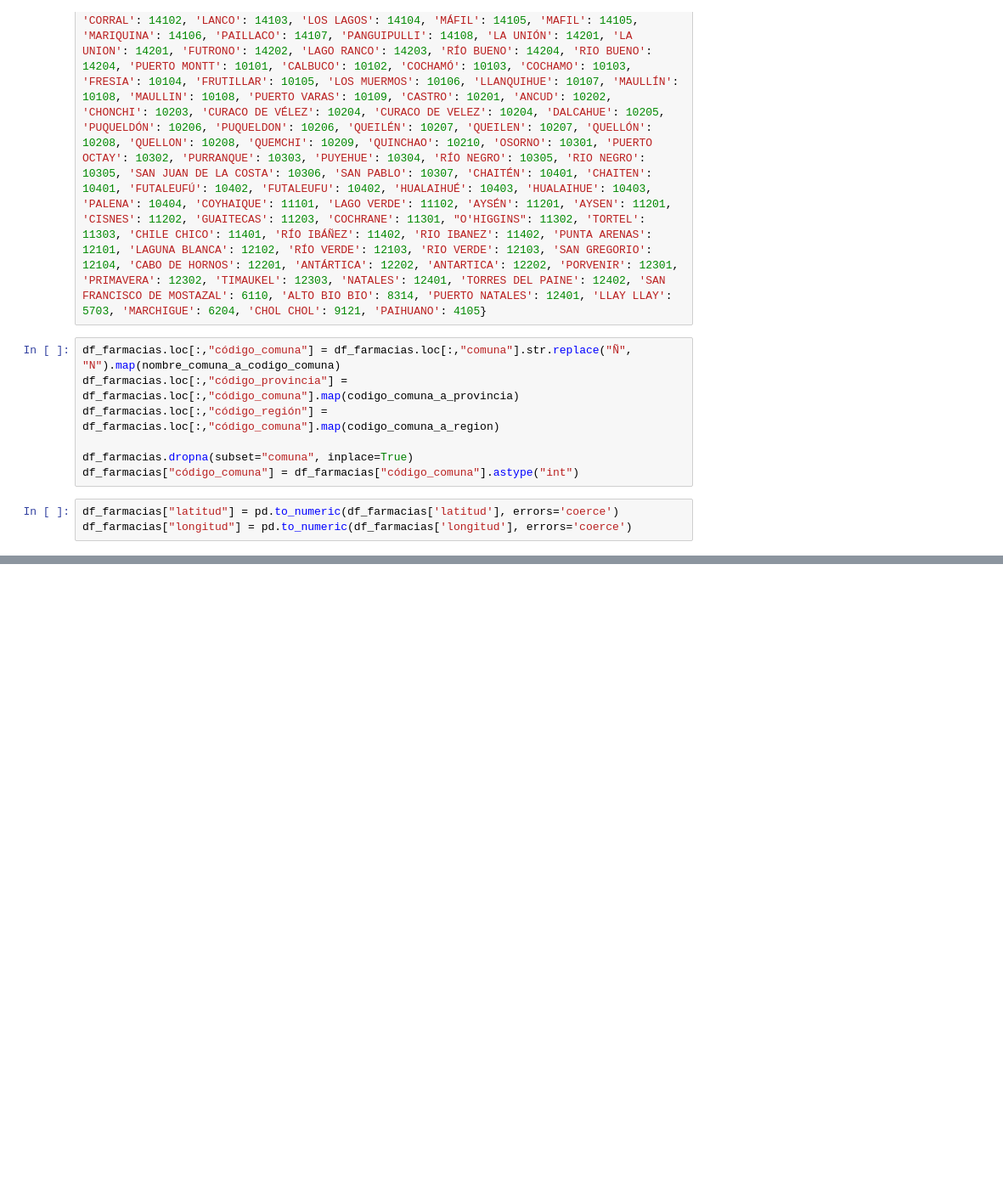
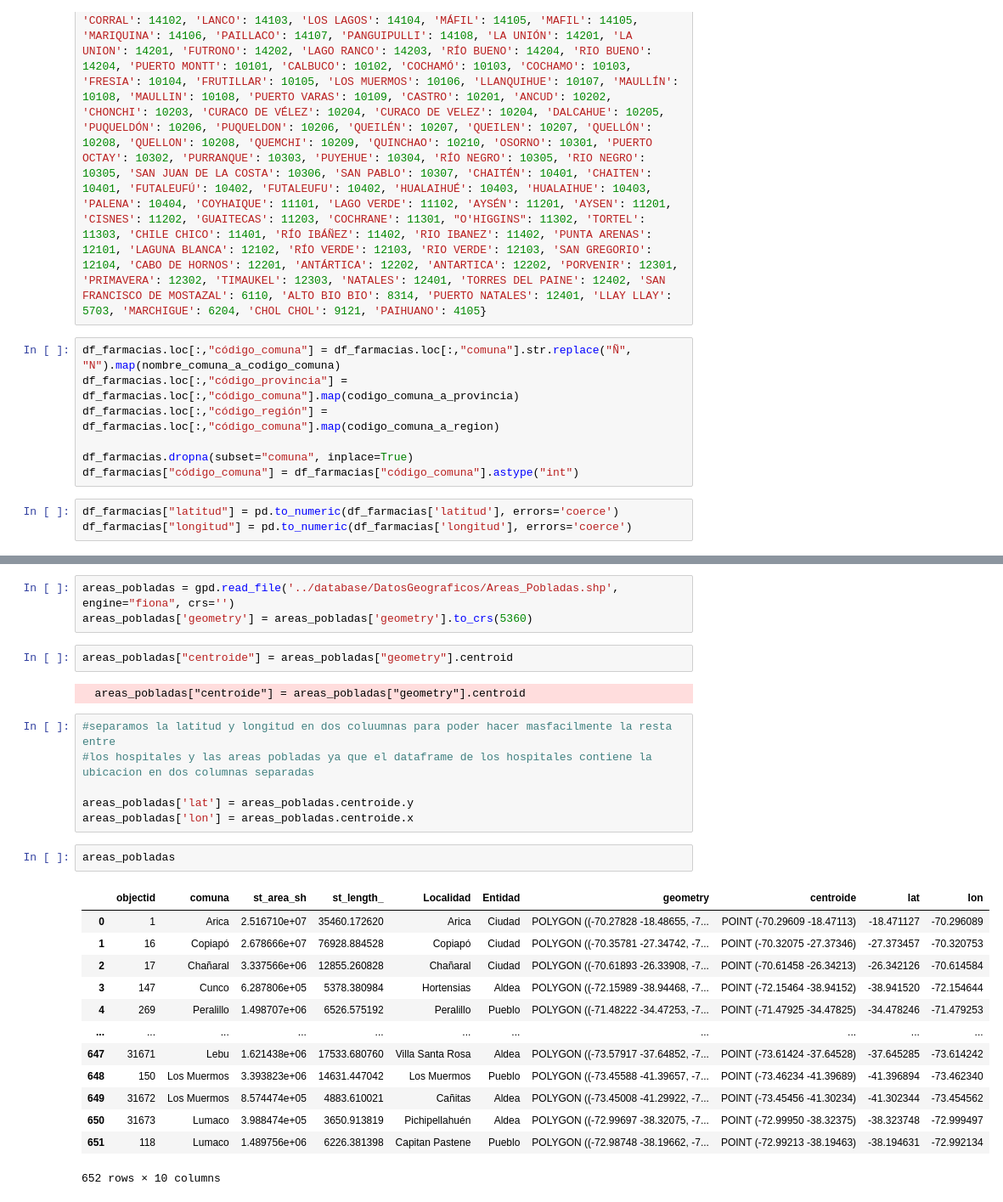
Before and after one commit to Utmite/imt2200-project, a Jupyter notebook: src/base/base.ipynb, the cells around one changed output, grey strips where cells are left out. Shown at 85% size. Saved outputs shown, nothing was run; the diff lists cells and outputs as text; blank space fills up the shorter version.

```diff
--- a/src/base/base.ipynb
+++ b/src/base/base.ipynb
@@ -264,0 +209,29 @@ df_farmacias
+# %%
+areas_pobladas = gpd.read_file('../database/DatosGeograficos/Areas_Pobladas.shp', engine="fiona", crs='')
+areas_pobladas['geometry'] = areas_pobladas['geometry'].to_crs(5360)
+# %%
+areas_pobladas["centroide"] = areas_pobladas["geometry"].centroid
+# %% [output]
+  areas_pobladas["centroide"] = areas_pobladas["geometry"].centroid
+# %%
+#separamos la latitud y longitud en dos coluumnas para poder hacer masfacilmente la resta entre
+#los hospitales y las areas pobladas ya que el dataframe de los hospitales contiene la ubicacion en dos columnas separadas
+
+areas_pobladas['lat'] = areas_pobladas.centroide.y
+areas_pobladas['lon'] = areas_pobladas.centroide.x
+# %%
+areas_pobladas
+# %% [output]
+|  | objectid | comuna | st_area_sh | st_length_ | Localidad | Entidad | geometry | centroide | lat | lon |
+| 0 | 1 | Arica | 2.516710e+07 | 35460.172620 | Arica | Ciudad | POLYGON ((-70.27828 -18.48655, -7... | POINT (-70.29609 -18.47113) | -18.471127 | -70.296089 |
+| 1 | 16 | Copiapó | 2.678666e+07 | 76928.884528 | Copiapó | Ciudad | POLYGON ((-70.35781 -27.34742, -7... | POINT (-70.32075 -27.37346) | -27.373457 | -70.320753 |
+| 2 | 17 | Chañaral | 3.337566e+06 | 12855.260828 | Chañaral | Ciudad | POLYGON ((-70.61893 -26.33908, -7... | POINT (-70.61458 -26.34213) | -26.342126 | -70.614584 |
+| 3 | 147 | Cunco | 6.287806e+05 | 5378.380984 | Hortensias | Aldea | POLYGON ((-72.15989 -38.94468, -7... | POINT (-72.15464 -38.94152) | -38.941520 | -72.154644 |
+| 4 | 269 | Peralillo | 1.498707e+06 | 6526.575192 | Peralillo | Pueblo | POLYGON ((-71.48222 -34.47253, -7... | POINT (-71.47925 -34.47825) | -34.478246 | -71.479253 |
+| ... | ... | ... | ... | ... | ... | ... | ... | ... | ... | ... |
+| 647 | 31671 | Lebu | 1.621438e+06 | 17533.680760 | Villa Santa Rosa | Aldea | POLYGON ((-73.57917 -37.64852, -7... | POINT (-73.61424 -37.64528) | -37.645285 | -73.614242 |
+| 648 | 150 | Los Muermos | 3.393823e+06 | 14631.447042 | Los Muermos | Pueblo | POLYGON ((-73.45588 -41.39657, -7... | POINT (-73.46234 -41.39689) | -41.396894 | -73.462340 |
+| 649 | 31672 | Los Muermos | 8.574474e+05 | 4883.610021 | Cañitas | Aldea | POLYGON ((-73.45008 -41.29922, -7... | POINT (-73.45456 -41.30234) | -41.302344 | -73.454562 |
+| 650 | 31673 | Lumaco | 3.988474e+05 | 3650.913819 | Pichipellahuén | Aldea | POLYGON ((-72.99697 -38.32075, -7... | POINT (-72.99950 -38.32375) | -38.323748 | -72.999497 |
+| 651 | 118 | Lumaco | 1.489756e+06 | 6226.381398 | Capitan Pastene | Pueblo | POLYGON ((-72.98748 -38.19662, -7... | POINT (-72.99213 -38.19463) | -38.194631 | -72.992134 |
+652 rows × 10 columns
```
Also changed, not shown: parts of 15 cells of this notebook, 9 other files.
